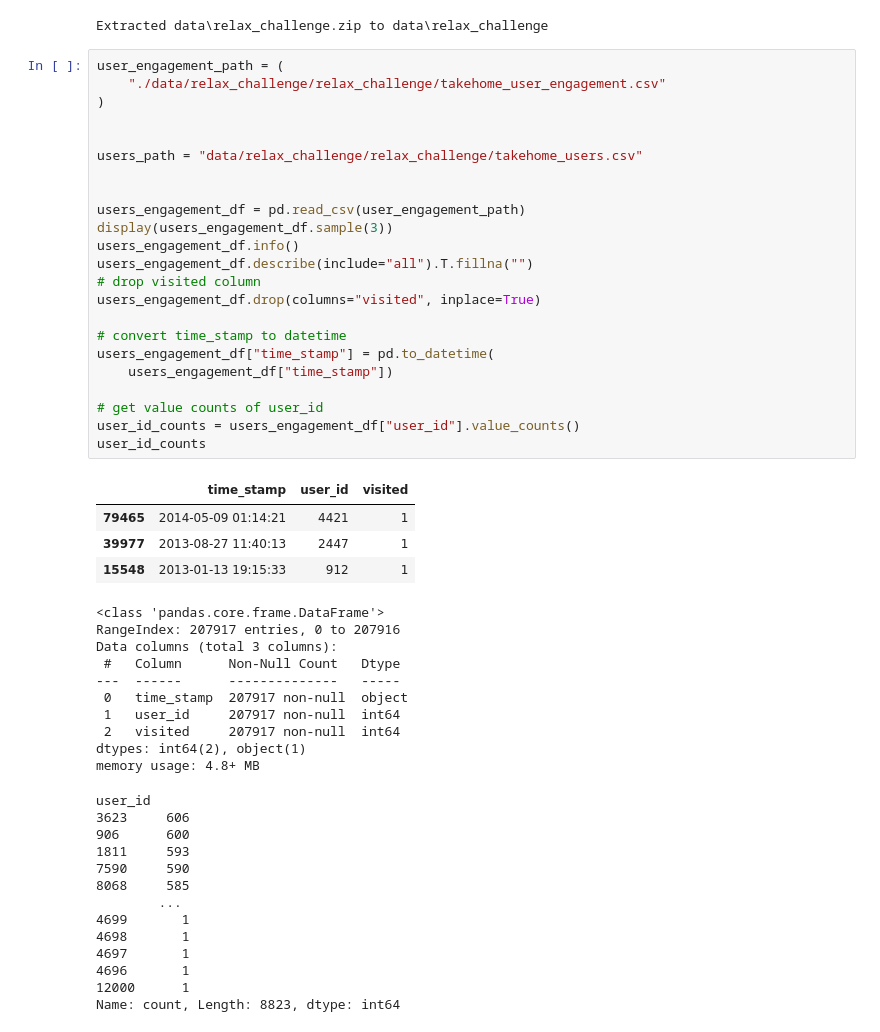
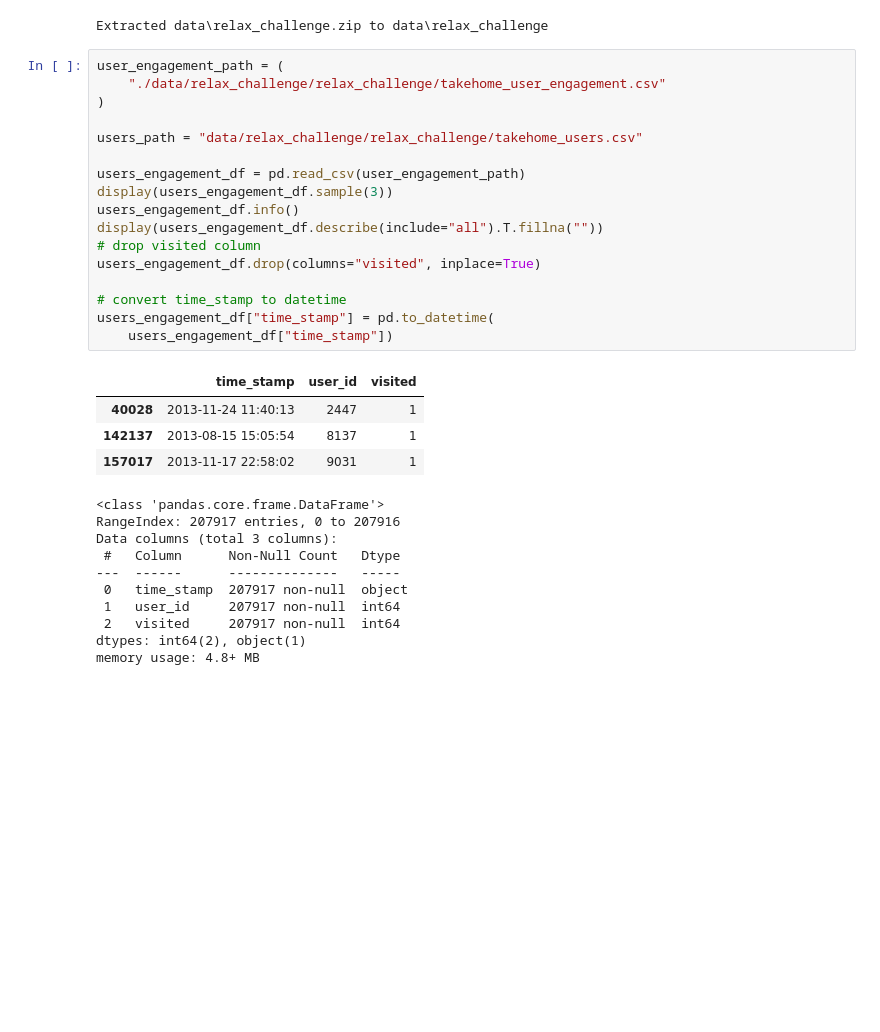
Before and after one commit to jonnross88/ultimate_project_3, a Jupyter notebook: relax.ipynb, the cells around one changed output. Cells and saved outputs as stored; diff of their text form; blank space fills up the shorter version.

```diff
--- a/relax.ipynb
+++ b/relax.ipynb
@@ -24,31 +46,25 @@ Extracted data\relax_challenge.zip to data\relax_challenge
 # %%
 user_engagement_path = (
     "./data/relax_challenge/relax_challenge/takehome_user_engagement.csv"
 )
 
-
 users_path = "data/relax_challenge/relax_challenge/takehome_users.csv"
-
 
 users_engagement_df = pd.read_csv(user_engagement_path)
 display(users_engagement_df.sample(3))
 users_engagement_df.info()
-users_engagement_df.describe(include="all").T.fillna("")
+display(users_engagement_df.describe(include="all").T.fillna(""))
 # drop visited column
 users_engagement_df.drop(columns="visited", inplace=True)
 
 # convert time_stamp to datetime
 users_engagement_df["time_stamp"] = pd.to_datetime(
     users_engagement_df["time_stamp"])
-
-# get value counts of user_id
-user_id_counts = users_engagement_df["user_id"].value_counts()
-user_id_counts
 # %% [output]
 |  | time_stamp | user_id | visited |
-| 79465 | 2014-05-09 01:14:21 | 4421 | 1 |
-| 39977 | 2013-08-27 11:40:13 | 2447 | 1 |
-| 15548 | 2013-01-13 19:15:33 | 912 | 1 |
+| 40028 | 2013-11-24 11:40:13 | 2447 | 1 |
+| 142137 | 2013-08-15 15:05:54 | 8137 | 1 |
+| 157017 | 2013-11-17 22:58:02 | 9031 | 1 |
 <class 'pandas.core.frame.DataFrame'>
 RangeIndex: 207917 entries, 0 to 207916
 Data columns (total 3 columns):
@@ -59,16 +75,3 @@ Data columns (total 3 columns):
  2   visited     207917 non-null  int64
 dtypes: int64(2), object(1)
 memory usage: 4.8+ MB
-user_id
-3623     606
-906      600
-1811     593
-7590     590
-8068     585
-        ...
-4699       1
-4698       1
-4697       1
-4696       1
-12000      1
-Name: count, Length: 8823, dtype: int64
```
Also changed, not shown: parts of 56 cells of this notebook.
